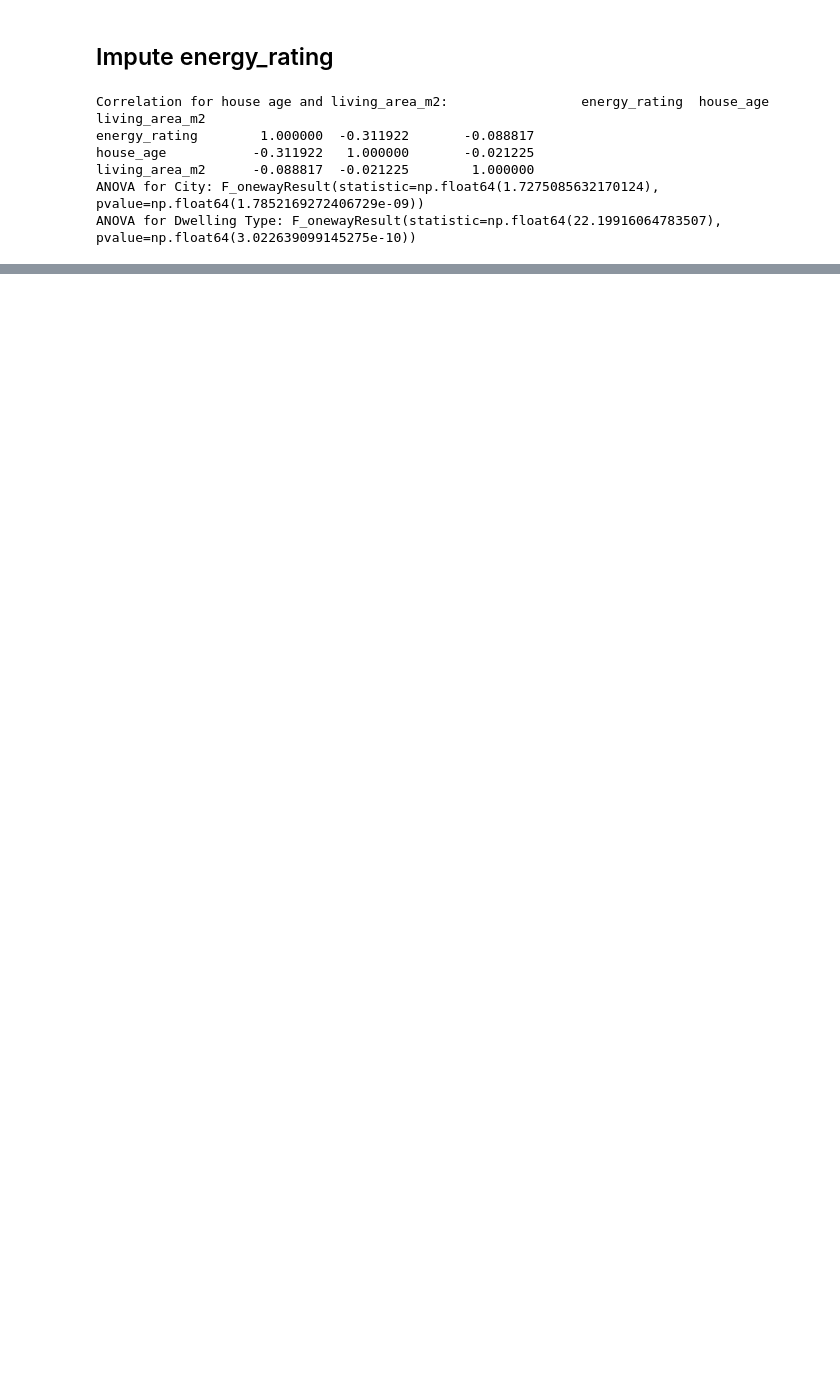
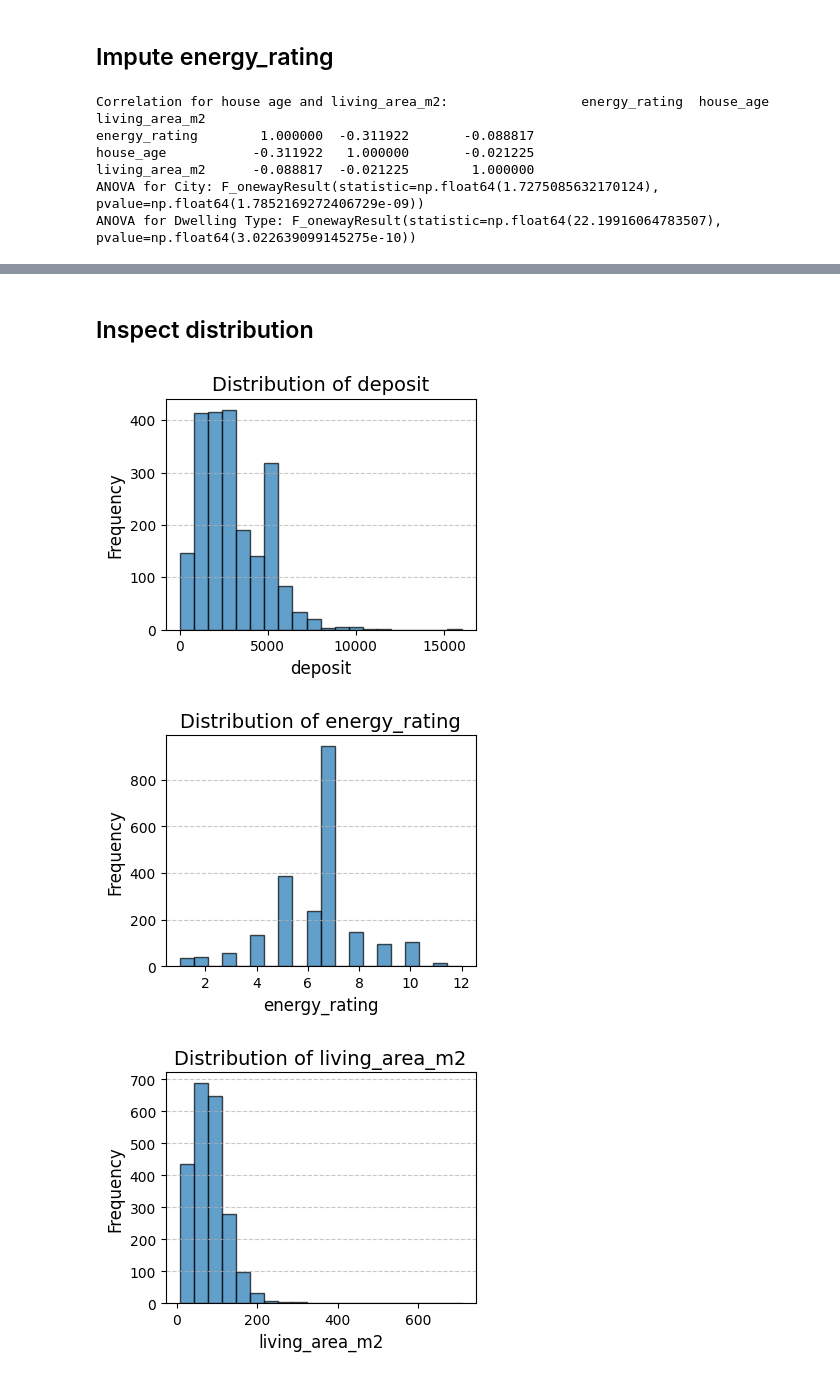
Before and after one commit to Yingtzudai/House-Searching-Helper, a Jupyter notebook: ML models.ipynb, the cells around one changed output, grey strips where cells are left out. Cells and saved outputs as stored; diff of their text form; code cells hidden in the pictures; blank space fills up the shorter version.

```diff
--- a/ML models.ipynb
+++ b/ML models.ipynb
@@ -262,0 +342,2 @@ df.loc[df['energy_rating'].isna(), 'energy_rating'] = model.predict(X_test_encod
+# %%
+df = df.drop(columns = ['property_type', 'district', 'service_cost'])
@@ -277,0 +355,5 @@ Name: energy_rating, Length: 2201, dtype: float64
+# %%
+from sklearn.preprocessing import OneHotEncoder
+df = pd.get_dummies(df, columns = ['balcony','city','construction_type', 'dwelling_type', 'interior', 'pets_allowed', 'rental_agreement',
+                                   'smoking_allowed', 'service_cost_category', 'offered_month', 'available_month'])
+df.head()
@@ -277,0 +368,19 @@ Name: energy_rating, Length: 2201, dtype: float64
+# %% [markdown]
+## Inspect distribution
+# %%
+# Select numeric columns
+numeric_columns = df.select_dtypes(include=['float64', 'int64']).columns
+
+# Loop through each numeric column and plot its distribution
+for column in numeric_columns:
+    plt.figure(figsize=(4, 3))  # Set figure size
+    plt.hist(df[column].dropna(), bins=20, edgecolor='k', alpha=0.7)  # Drop NaNs and plot histogram
+    plt.xlabel(column, fontsize=12)
+    plt.ylabel('Frequency', fontsize=12)
+    plt.title(f'Distribution of {column}', fontsize=14)
+    plt.grid(axis='y', linestyle='--', alpha=0.7)  # Optional: Add gridlines
+    plt.show()
+# %% [output]
+[figure, added]
+[figure, added]
+[figure, added]
```
Also changed, not shown: parts of 16 cells of this notebook, 1 other file.
